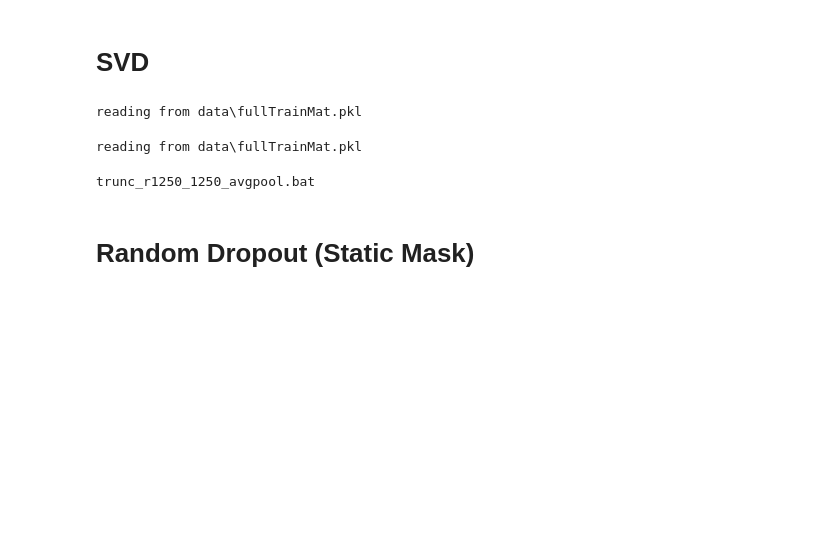
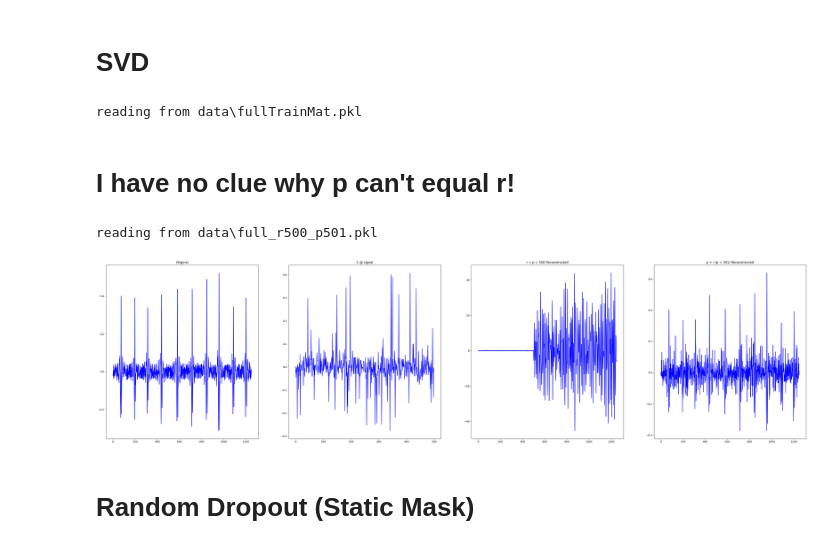
Before and after one commit to TheAgaveFairy/Summer24, a Jupyter notebook: playground/testrunner.ipynb, the cells around one changed output. Saved outputs shown, nothing was run; the diff lists cells and outputs as text; code cells hidden in the pictures; blank space fills up the shorter version.

Commit message:
panhelp

```diff
--- a/playground/testrunner.ipynb
+++ b/playground/testrunner.ipynb
@@ -288,9 +288,14 @@ def measureAndReconstruct(problemSetup, signal):
 
     # Solve for coefficients
     U_k_reduced = U_hat[:, :p][pivots, :]
+    #print("cond", np.linalg.cond(U_k_reduced), np.linalg.cond(U_hat))
 
     if p == r:
-        a = np.linalg.lstsq(U_k_reduced, y, rcond=None)[0]
+        #a = np.linalg.lstsq(U_k_reduced, y, rcond=None)[0]
+        #a = np.linalg.solve(U_k_reduced, y)
+        #a = np.linalg.pinv(U_k_reduced) @ y
+        reg_param = 1e-6
+        a = np.linalg.lstsq(U_k_reduced + reg_param * np.eye(U_k_reduced.shape[0]), y, rcond=None)[0]
     else:
         a = np.linalg.pinv(C @ U_hat) @ y
 
@@ -301,18 +306,37 @@ def measureAndReconstruct(problemSetup, signal):
 reading from data\fullTrainMat.pkl
 # %%
 r = 500
-p = r+1
+p = r#+1
 fullTrainSignalMatrix = getFullTrainSignalMatrix()
 problemSetup = processData(fullTrainSignalMatrix, "full", r, p)
 r0,p0 = prepareData(problemSetup)
 print(r,r0, p,p0) # sanity check
-# %% [output]
-reading from data\fullTrainMat.pkl
+# %% [markdown]
+# I have no clue why p can't equal r!
+# %%
+problemSetupEqual = problemSetup
+problemSetupOne = processData(fullTrainSignalMatrix, "full", r, p+1)
+test, fi = getRandomAlignedSignal(good = True)
+mseFinal, x_zero = measureAndReconstruct(problemSetupEqual, test)
+mseFinal, x_one = measureAndReconstruct(problemSetupOne, test)
+fig, ax = plt.subplots(1,4, figsize=(48,12))
+style = getStyle(fi)
+ax[0].plot(test, style)
+ax[0].set_title("Original")
+ax[1].plot(problemSetup.C @ test, style)
+ax[1].set_title("C @ signal")
+ax[2].plot(x_zero, style)
+ax[2].set_title("r = p = 500 Reconstructed")
+ax[3].plot(x_one, style)
+ax[3].set_title("p > r (p = 501) Reconstructed")
+plt.savefig("panhelp.png")
+plt.show()
+# %% [output]
+reading from data\full_r500_p501.pkl
+[figure, added]
 # %%
 ans, bat_name = batGen(p, mode = "trunc", sampleRate = 1.0, length = p, model="avgpool")
 print(bat_name)
-# %% [output]
-trunc_r1250_1250_avgpool.bat
 # %% [markdown]
 # Random Dropout (Static Mask)
 # %%
```
Also changed, not shown: parts of 8 cells of this notebook, 1 other file.
